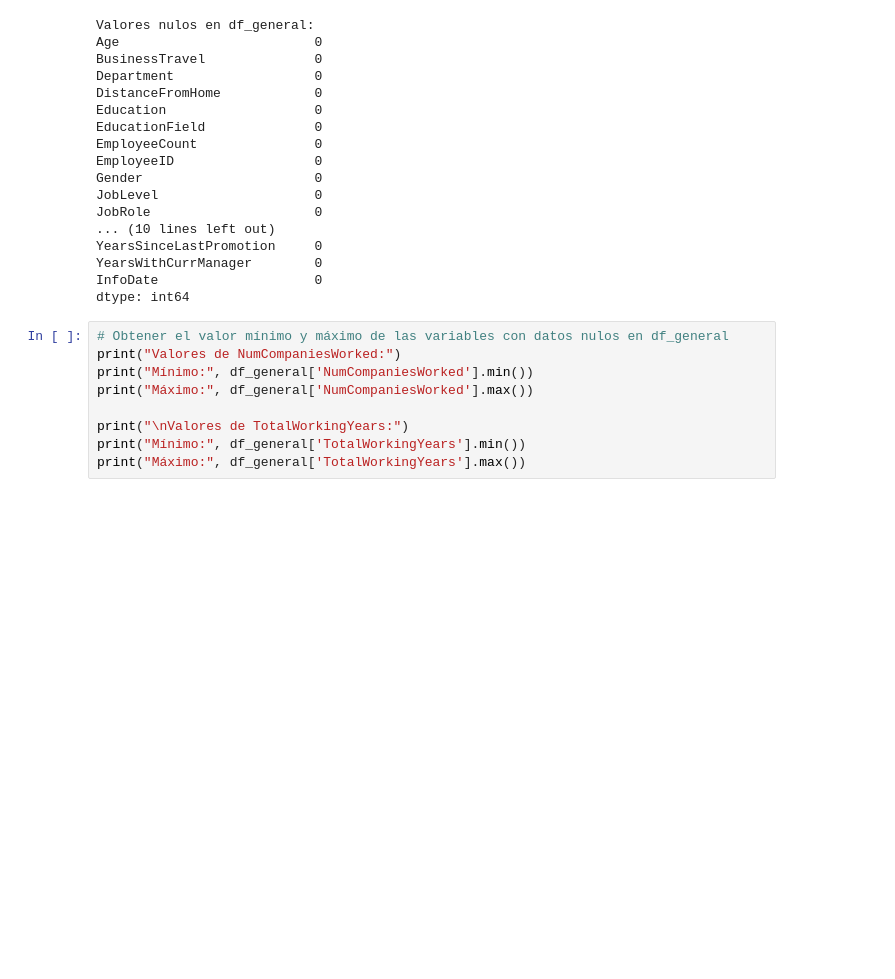
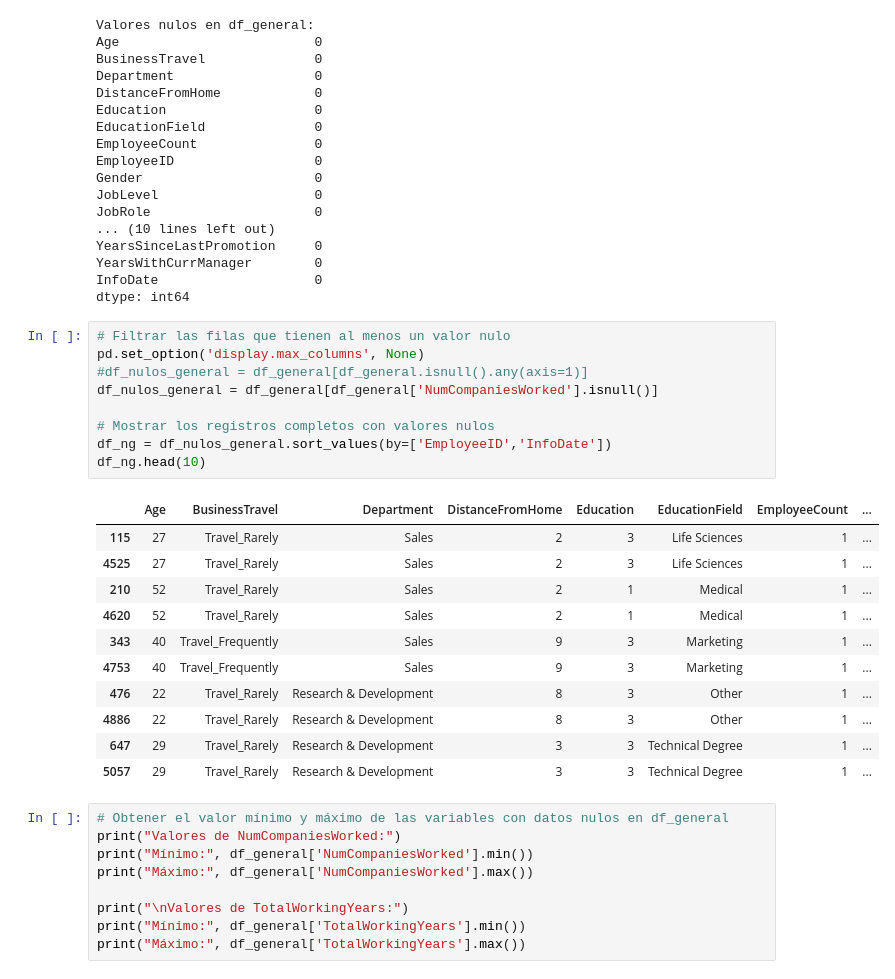
Before and after one commit to osiris-contreras/Anal-tica-en-Recursos-Humanos, a Jupyter notebook: preprocesamieto_de_datos.ipynb, the cells around one changed output. Cells and saved outputs as stored; diff of their text form; blank space fills up the shorter version.

```diff
--- a/preprocesamieto_de_datos.ipynb
+++ b/preprocesamieto_de_datos.ipynb
@@ -213,6 +213,27 @@ YearsSinceLastPromotion     0
 YearsWithCurrManager        0
 InfoDate                    0
 dtype: int64
+# %%
+# Filtrar las filas que tienen al menos un valor nulo
+pd.set_option('display.max_columns', None)
+#df_nulos_general = df_general[df_general.isnull().any(axis=1)]
+df_nulos_general = df_general[df_general['NumCompaniesWorked'].isnull()]
+
+# Mostrar los registros completos con valores nulos
+df_ng = df_nulos_general.sort_values(by=['EmployeeID','InfoDate'])
+df_ng.head(10)
+# %% [output]
+|  | Age | BusinessTravel | Department | DistanceFromHome | Education | EducationField | EmployeeCount | ... |
+| 115 | 27 | Travel_Rarely | Sales | 2 | 3 | Life Sciences | 1 | ... |
+| 4525 | 27 | Travel_Rarely | Sales | 2 | 3 | Life Sciences | 1 | ... |
+| 210 | 52 | Travel_Rarely | Sales | 2 | 1 | Medical | 1 | ... |
+| 4620 | 52 | Travel_Rarely | Sales | 2 | 1 | Medical | 1 | ... |
+| 343 | 40 | Travel_Frequently | Sales | 9 | 3 | Marketing | 1 | ... |
+| 4753 | 40 | Travel_Frequently | Sales | 9 | 3 | Marketing | 1 | ... |
+| 476 | 22 | Travel_Rarely | Research & Development | 8 | 3 | Other | 1 | ... |
+| 4886 | 22 | Travel_Rarely | Research & Development | 8 | 3 | Other | 1 | ... |
+| 647 | 29 | Travel_Rarely | Research & Development | 3 | 3 | Technical Degree | 1 | ... |
+| 5057 | 29 | Travel_Rarely | Research & Development | 3 | 3 | Technical Degree | 1 | ... |
 # %%
 # Obtener el valor mínimo y máximo de las variables con datos nulos en df_general
 print("Valores de NumCompaniesWorked:")
```
Also changed, not shown: parts of 3 cells of this notebook.
